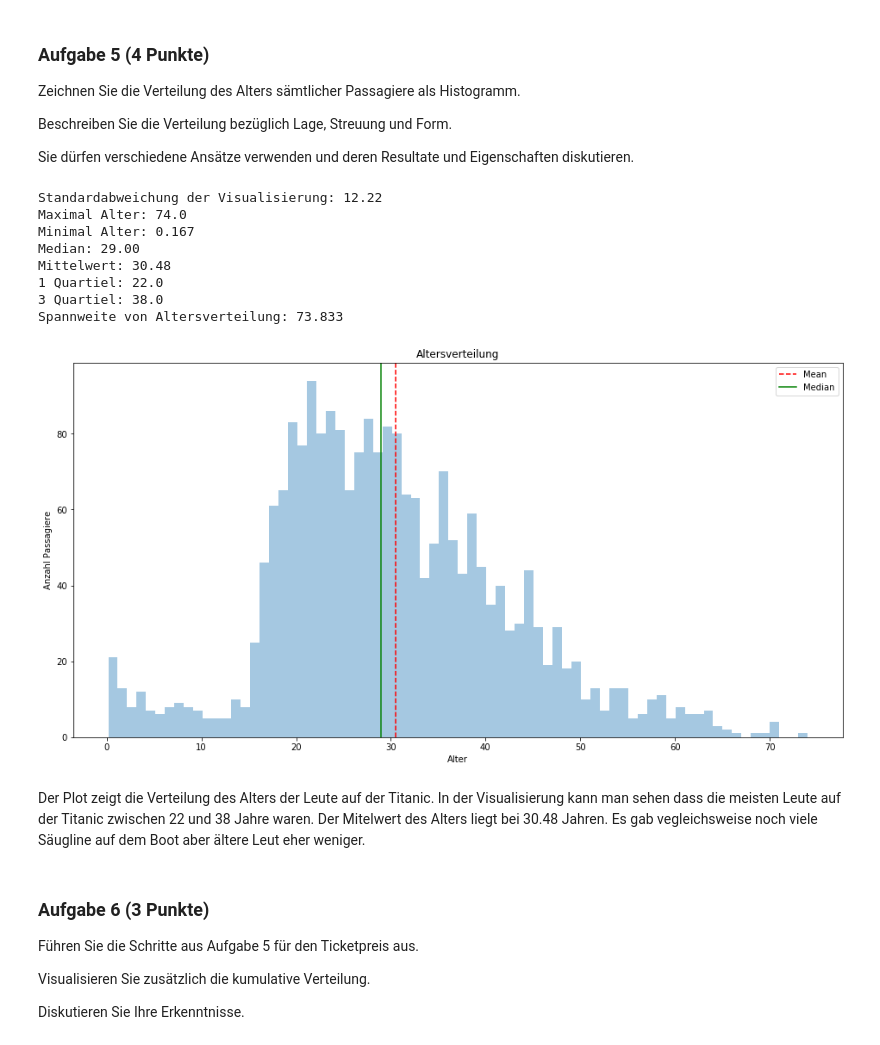
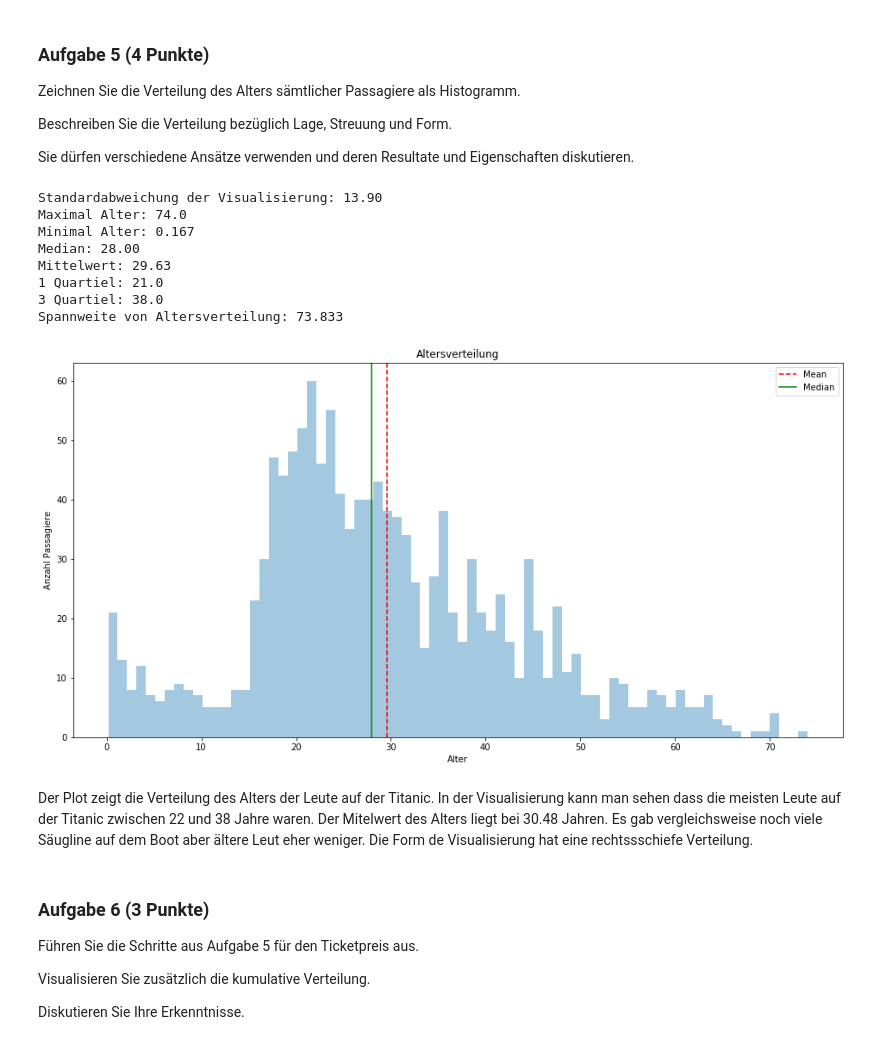
Before and after one commit to JuliaLauraMueller/dsp_hs2019, a Jupyter notebook: assignments/assignment11/exercise11.ipynb, the cells around one changed output. Saved outputs shown, nothing was run; the diff lists cells and outputs as text; code cells hidden in the pictures.

```diff
--- a/assignments/assignment11/exercise11.ipynb
+++ b/assignments/assignment11/exercise11.ipynb
@@ -99,8 +99,8 @@ def cleanDataFrame(df_1, df_2):
 
 
     #Rename columns
-    result_df.rename(columns={'Name': 'name', 'Age': 'age', 'Class/Dept': 'class_dept', 'Ticketprice': 'ticketprice', 'Joined': 'joined',
-                       'Job': 'job', 'Boat [Body]': 'boat_body', 'Survived': 'survived'}, inplace=True)
+    result_df.rename(columns={'Name': 'name', 'Age': 'age', 'Job': 'job', 'Class/Dept': 'class_dept', 'Joined': 'joined',
+                              'Boat [Body]': 'boat_body', 'Ticketprice': 'ticketprice', 'Survived': 'survived'}, inplace=True)
 
 
     # Calculate a decimal amount in pounds
@@ -125,7 +125,7 @@ def cleanDataFrame(df_1, df_2):
     #insert new columns
     result_df.insert(1, 'sex', np.NaN)
     result_df.insert(3, 'is_adult', np.NaN)
-    result_df.insert(4, 'is_passenger', np.NaN)
+    result_df.insert(5, 'is_passenger', np.NaN)
 
     # Give is_Adult values
     result_df['age']= result_df['age'].astype(float)
@@ -155,6 +155,9 @@ def cleanDataFrame(df_1, df_2):
     # delete not needed column salutation
     result_df = result_df.drop(columns=['salutation', 'pound', 'shilling', 'pence'])
 
+    # reindex the columns
+    result_df.reindex(columns =['name', 'sex', 'age', 'is_adult', 'job', 'class_dept', 'is_passenger', 'joined', 'boat_body', 'ticketprice', 'survived'])
+
     # sort dataframe --> familyname
     cleaned_result_df = result_df.sort_values(by=['name'], ascending=True)
     cleaned_result_df.to_csv('titanic.csv')
@@ -314,52 +317,56 @@ Beschreiben Sie die Verteilung bezüglich Lage, Streuung und Form.
 
 Sie dürfen verschiedene Ansätze verwenden und deren Resultate und Eigenschaften diskutieren.
 # %%
+import warnings
+warnings.simplefilter(action='ignore', category=RuntimeWarning)
+
+# Alter von allen Passagieren nehmen
+passenger = titanic_df.loc[titanic_df['is_passenger'] == True]
+
 fig, ax = plt.subplots(figsize=(16,8))
-
-age = titanic_df['age']
-ax = sns.distplot(age, bins=74, kde=False)
+ax = sns.distplot(passenger['age'], bins=74, kde=False)
 
 # Lage der Verteilung
-mean=titanic_df['age'].mean()
-median=titanic_df['age'].median()
+mean=passenger['age'].mean()
+median=passenger['age'].median()
 
 ax.axvline(mean, color='r', linestyle='--')
 ax.axvline(median, color='g', linestyle='-')
 
 plt.legend({'Mean':mean,'Median':median})
 plt.title('Altersverteilung')
 plt.xlabel('Alter')
 plt.ylabel('Anzahl Passagiere')
 
 # Streuung der Verteilung
-
-std = titanic_df['age'].std()
-quartile_1 = titanic_df.age.quantile(0.25)
-quartile_3 = titanic_df.age.quantile(0.75)
+std = passenger['age'].std()
+quartile_1 = passenger.age.quantile(0.25)
+quartile_3 = passenger.age.quantile(0.75)
 print('Standardabweichung der Visualisierung:', '{:.2f}'.format(std))
-print('Maximal Alter:',titanic_df['age'].max())
-print('Minimal Alter:',titanic_df['age'].min())
+print('Maximal Alter:',passenger['age'].max())
+print('Minimal Alter:',passenger['age'].min())
 print('Median:', '{:.2f}'.format(median))
 print('Mittelwert:', '{:.2f}'.format(mean))
 print('1 Quartiel:', quartile_1)
 print('3 Quartiel:', quartile_3)
-print('Spannweite von Altersverteilung:', titanic_df['age'].max() - titanic_df['age'].min())
+print('Spannweite von Altersverteilung:', passenger['age'].max() - passenger['age'].min())
 
 
 # Form der Verteilung
 # Die Visualisierung hat eine linkssschiefe Verteilung.
 # %% [output]
-Standardabweichung der Visualisierung: 12.22
+Standardabweichung der Visualisierung: 13.90
 Maximal Alter: 74.0
 Minimal Alter: 0.167
-Median: 29.00
-Mittelwert: 30.48
-1 Quartiel: 22.0
+Median: 28.00
+Mittelwert: 29.63
+1 Quartiel: 21.0
 3 Quartiel: 38.0
 Spannweite von Altersverteilung: 73.833
-[figure, old version]
+[figure, new version]
 # %% [markdown]
-Der Plot zeigt die Verteilung des Alters der Leute auf der Titanic. In der Visualisierung kann man sehen dass die meisten Leute auf der Titanic zwischen 22 und 38 Jahre waren. Der Mitelwert des Alters liegt bei 30.48 Jahren. Es gab vegleichsweise noch viele Säugline auf dem Boot aber ältere Leut eher weniger.
+Der Plot zeigt die Verteilung des Alters der Leute auf der Titanic. In der Visualisierung kann man sehen dass die meisten Leute auf der Titanic zwischen 22 und 38 Jahre waren. Der Mitelwert des Alters liegt bei 30.48 Jahren. Es gab vergleichsweise noch viele Säugline auf dem Boot aber ältere Leut eher weniger.
+Die Form de Visualisierung hat eine rechtssschiefe Verteilung.
 # %% [markdown]
 ### Aufgabe 6 (3 Punkte)
 
```
Also changed, not shown: parts of 24 cells of this notebook, 1 other file.
